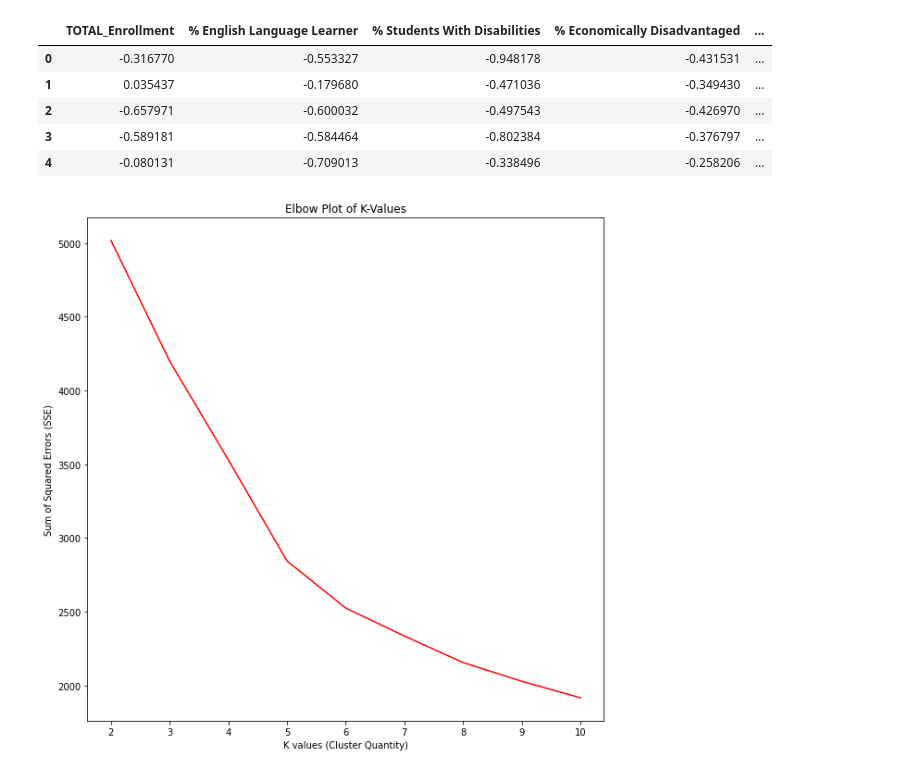
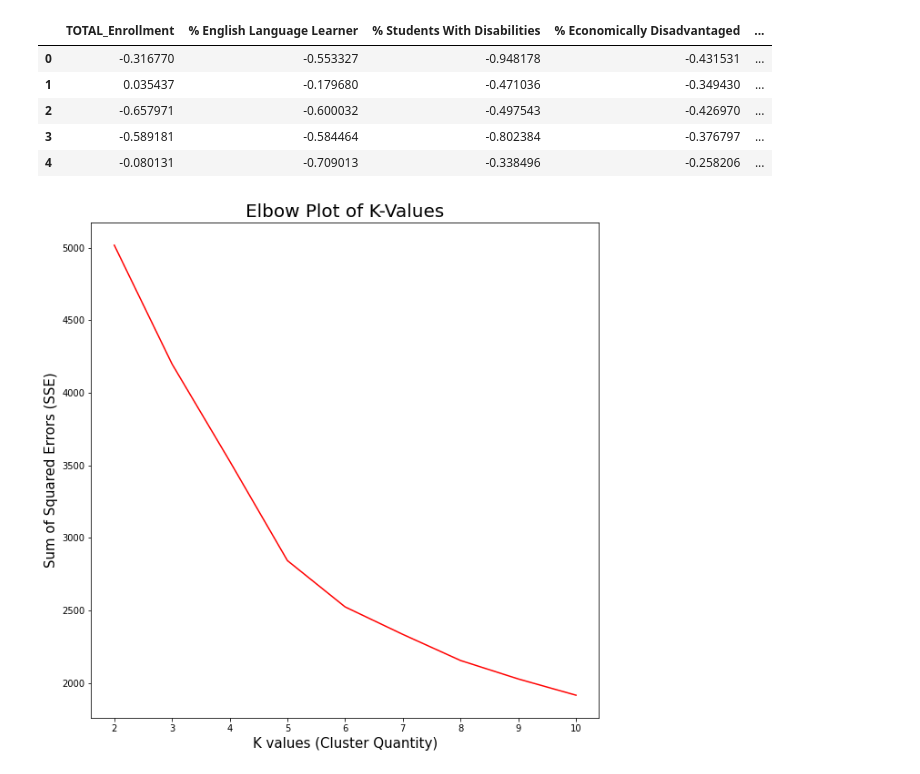
Before and after one commit to LucyJulian98/Data_Science_3_Assignments, a Jupyter notebook: pset2_llj40.ipynb, the cells around one changed output. Drawn from its saved outputs; the diff is of its cells as text; code cells hidden in the pictures.

```diff
--- a/pset2_llj40.ipynb
+++ b/pset2_llj40.ipynb
@@ -85,17 +85,17 @@ response_1['sample_table']
 # %%
 ### Elbow plot
 k_values = response_1['k_values']
 sse_values = response_1['sse_values']
 
 ### Plotting
 plt.figure(figsize=(10,10))
-plt.title("Elbow Plot of K-Values")
-plt.xlabel("K values (Cluster Quantity)")
-plt.ylabel("Sum of Squared Errors (SSE)")
+plt.title("Elbow Plot of K-Values", size = 20)
+plt.xlabel("K values (Cluster Quantity)", size = 15)
+plt.ylabel("Sum of Squared Errors (SSE)", size = 15)
 plt.plot(k_values, sse_values, color = 'red')
 plt.show()
 # %% [output]
-[figure, old version]
+[figure, new version]
 # %%
 sil_avg_scores = response_1['sil_avg_scores']
 
```
Also changed, not shown: parts of 11 cells of this notebook.
